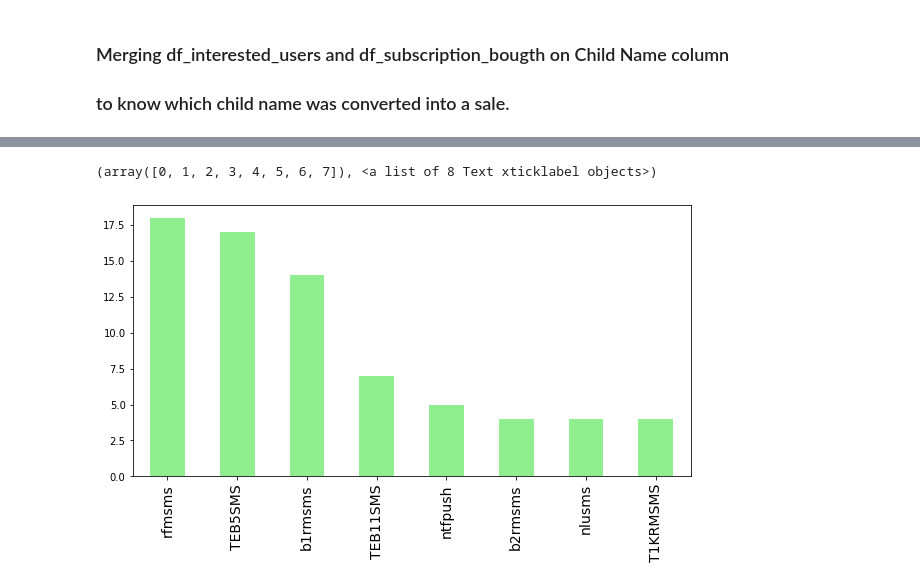
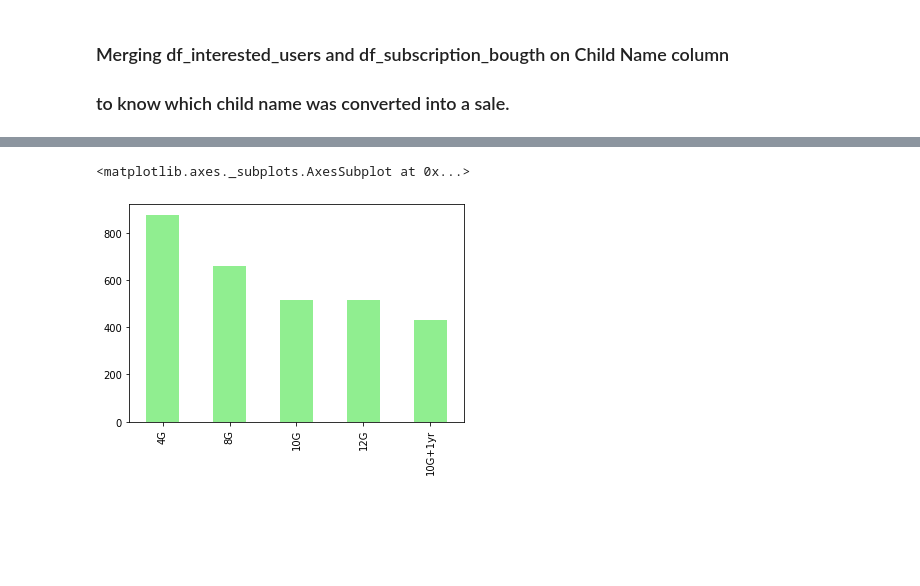
Before and after one commit to smykjain1997/EDA-of-live-Classes-pack-, a Jupyter notebook: Samyak_Assignment.ipynb, the cells around one changed output, grey strips where cells are left out. Saved outputs shown, nothing was run; the diff lists cells and outputs as text; code cells hidden in the pictures; blank space fills up the shorter version.

```diff
--- a/Samyak_Assignment.ipynb
+++ b/Samyak_Assignment.ipynb
@@ -275,0 +406,2 @@ tr["Date"].hist(xrot=90)
+# %%
+ndata.drop_duplicates(inplace=True)
@@ -275,0 +422,2 @@ tr["Date"].hist(xrot=90)
+# %%
+ndata["Batch"]=ndata["Batch"].str.upper()
@@ -471,5 +629,5 @@ sub.head()
 ### Merging df_interested_users and df_subscription_bougth on Child Name column
 ### to know which child name was converted into a sale.
 # %%
-df=pd.merge(data,sub,on="Child Name",how="inner")
+ndf=pd.merge(ndata,sub,on="Child Name",how="inner")
 # %%
@@ -488,2 +673,3 @@ array(['Present', nan, 'Absent', 'Cancelled', 'Present '], dtype=object)
 # %%
-df['Attendance'].replace({'Present ':'Present'},inplace=True)
+ndf['Attendance'].replace({'Present ':'Present'},inplace=True)
+ndf['Attendance']=ndf['Attendance'].fillna('Present')
@@ -531,7 +686,5 @@ plt.xticks(size=14)
 # %%
-plt.figure(figsize=(10,5))
-df['source'].value_counts().head(8).plot(kind='bar',color='lightgreen')
-plt.xticks(size=14)
+ndf["Duration"].value_counts().head(5).plot(kind='bar',color="lightgreen")
 # %% [output]
-(array([0, 1, 2, 3, 4, 5, 6, 7]), <a list of 8 Text xticklabel objects>)
+<matplotlib.axes._subplots.AxesSubplot at 0x...>
-[figure, old version]
+[figure, new version]
```
Also changed, not shown: parts of 43 cells of this notebook.
